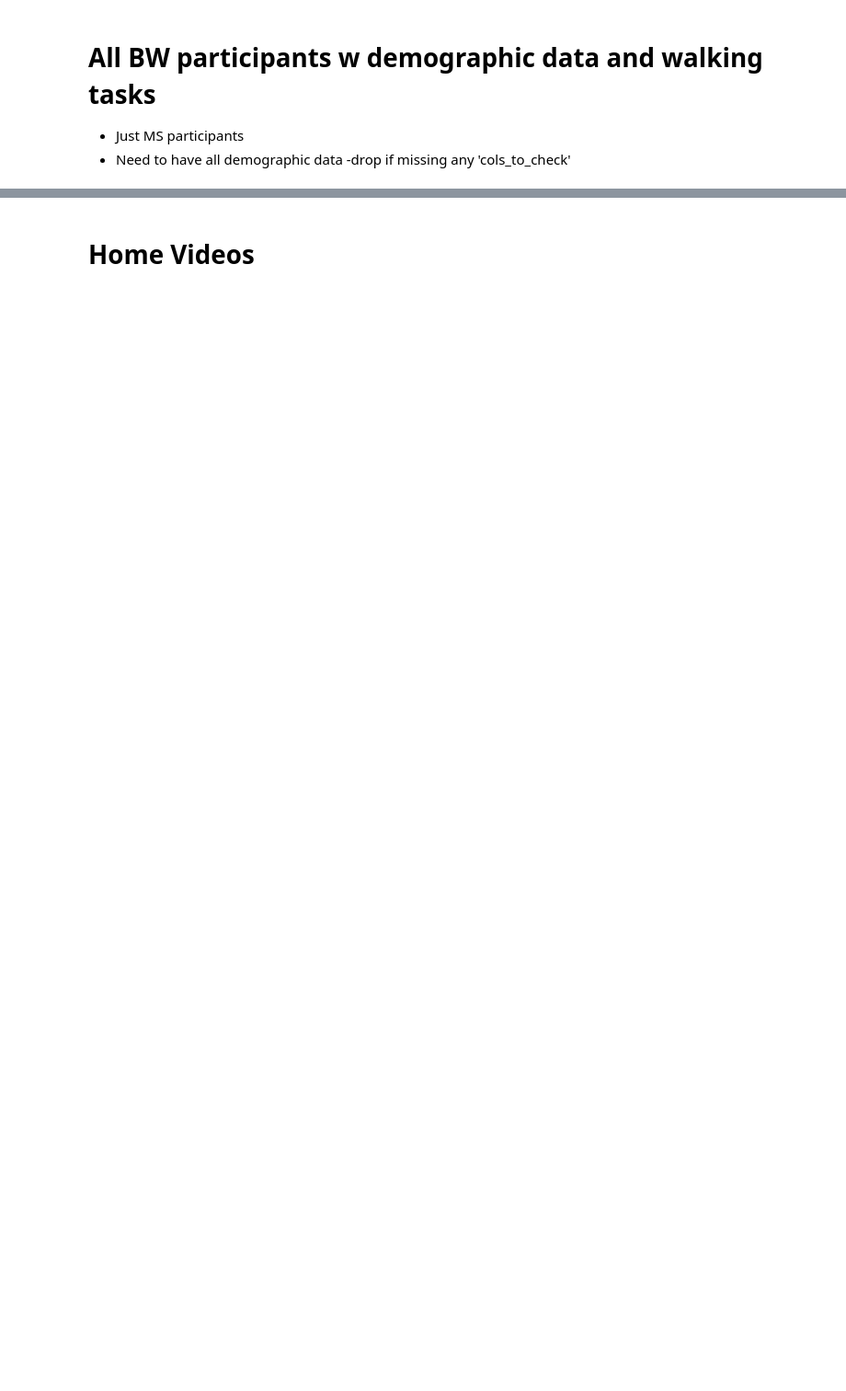
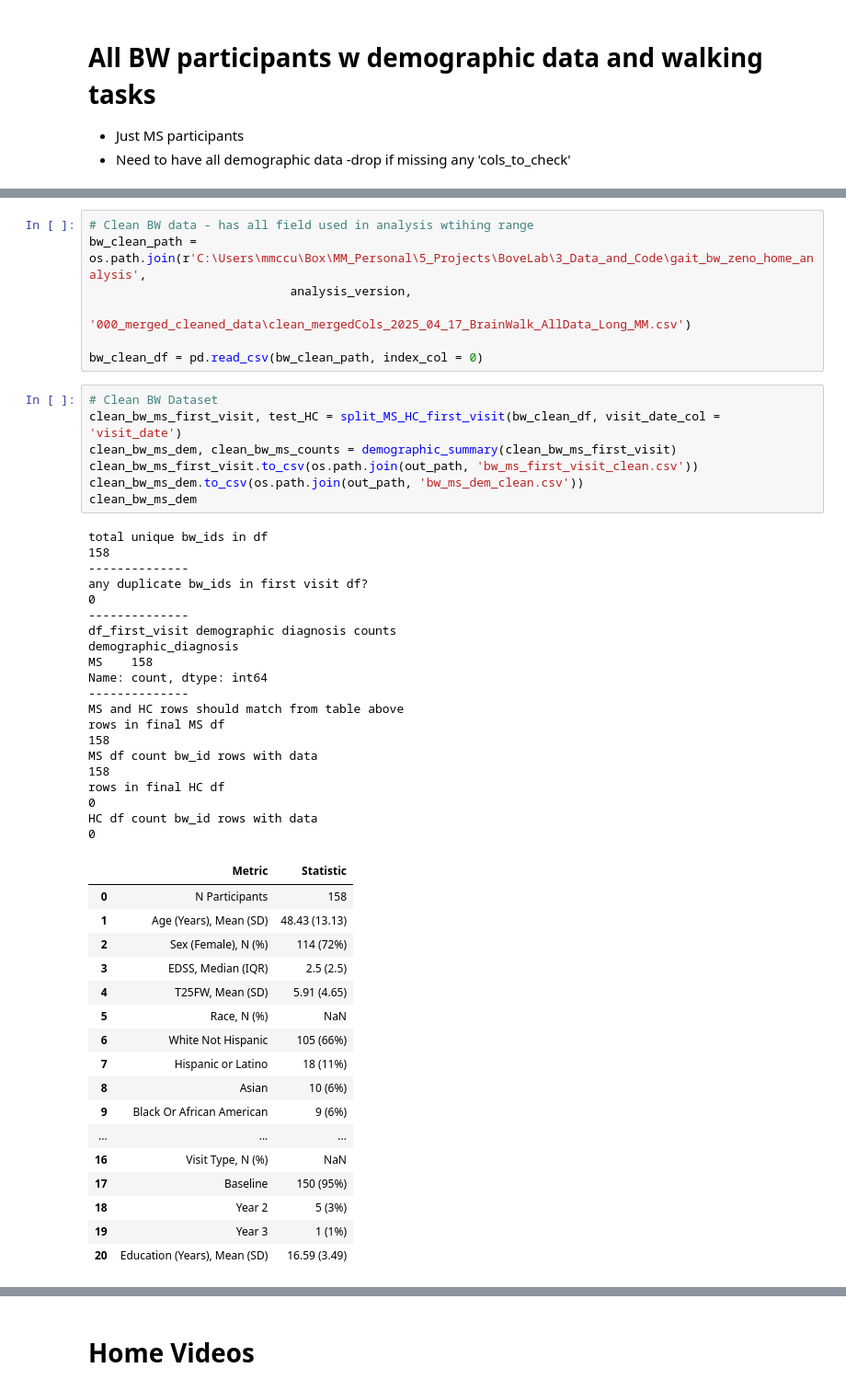
Before and after one commit to UCSF-MSLAB/HomeVideoAnalysis, a Jupyter notebook: megan_sandbox/gait_metric_analysis/004_zeno_home_demographics.ipynb, the cells around one changed output, grey strips where cells are left out. Shown at 92% size. Drawn from its saved outputs; the diff is of its cells as text; blank space fills up the shorter version.

```diff
--- a/megan_sandbox/gait_metric_analysis/004_zeno_home_demographics.ipynb
+++ b/megan_sandbox/gait_metric_analysis/004_zeno_home_demographics.ipynb
@@ -414,2 +401,54 @@ KeyError: 'race_ethnicity_clean'
+# %%
+# Clean BW data - has all field used in analysis wtihing range
+bw_clean_path = os.path.join(r'C:\Users\mmccu\Box\MM_Personal\5_Projects\BoveLab\3_Data_and_Code\gait_bw_zeno_home_analysis',
+                            analysis_version,
+                            '000_merged_cleaned_data\clean_mergedCols_2025_04_17_BrainWalk_AllData_Long_MM.csv')
+
+bw_clean_df = pd.read_csv(bw_clean_path, index_col = 0)
+# %%
+# Clean BW Dataset
+clean_bw_ms_first_visit, test_HC = split_MS_HC_first_visit(bw_clean_df, visit_date_col = 'visit_date')
+clean_bw_ms_dem, clean_bw_ms_counts = demographic_summary(clean_bw_ms_first_visit)
+clean_bw_ms_first_visit.to_csv(os.path.join(out_path, 'bw_ms_first_visit_clean.csv'))
+clean_bw_ms_dem.to_csv(os.path.join(out_path, 'bw_ms_dem_clean.csv'))
+clean_bw_ms_dem
+# %% [output]
+total unique bw_ids in df
+158
+--------------
+any duplicate bw_ids in first visit df?
+0
+--------------
+df_first_visit demographic diagnosis counts
+demographic_diagnosis
+MS    158
+Name: count, dtype: int64
+--------------
+MS and HC rows should match from table above
+rows in final MS df
+158
+MS df count bw_id rows with data
+158
+rows in final HC df
+0
+HC df count bw_id rows with data
+0
+|  | Metric | Statistic |
+| 0 | N Participants | 158 |
+| 1 | Age (Years), Mean (SD) | 48.43 (13.13) |
+| 2 | Sex (Female), N (%) | 114 (72%) |
+| 3 | EDSS, Median (IQR) | 2.5 (2.5) |
+| 4 | T25FW, Mean (SD) | 5.91 (4.65) |
+| 5 | Race, N (%) | NaN |
+| 6 | White Not Hispanic | 105 (66%) |
+| 7 | Hispanic or Latino | 18 (11%) |
+| 8 | Asian | 10 (6%) |
+| 9 | Black Or African American | 9 (6%) |
+| ... | ... | ... |
+| 16 | Visit Type, N (%) | NaN |
+| 17 | Baseline | 150 (95%) |
+| 18 | Year 2 | 5 (3%) |
+| 19 | Year 3 | 1 (1%) |
+| 20 | Education (Years), Mean (SD) | 16.59 (3.49) |
 # %% [markdown]
 # Zeno Videos
```
Also changed, not shown: parts of 62 cells of this notebook, 9 other files.
